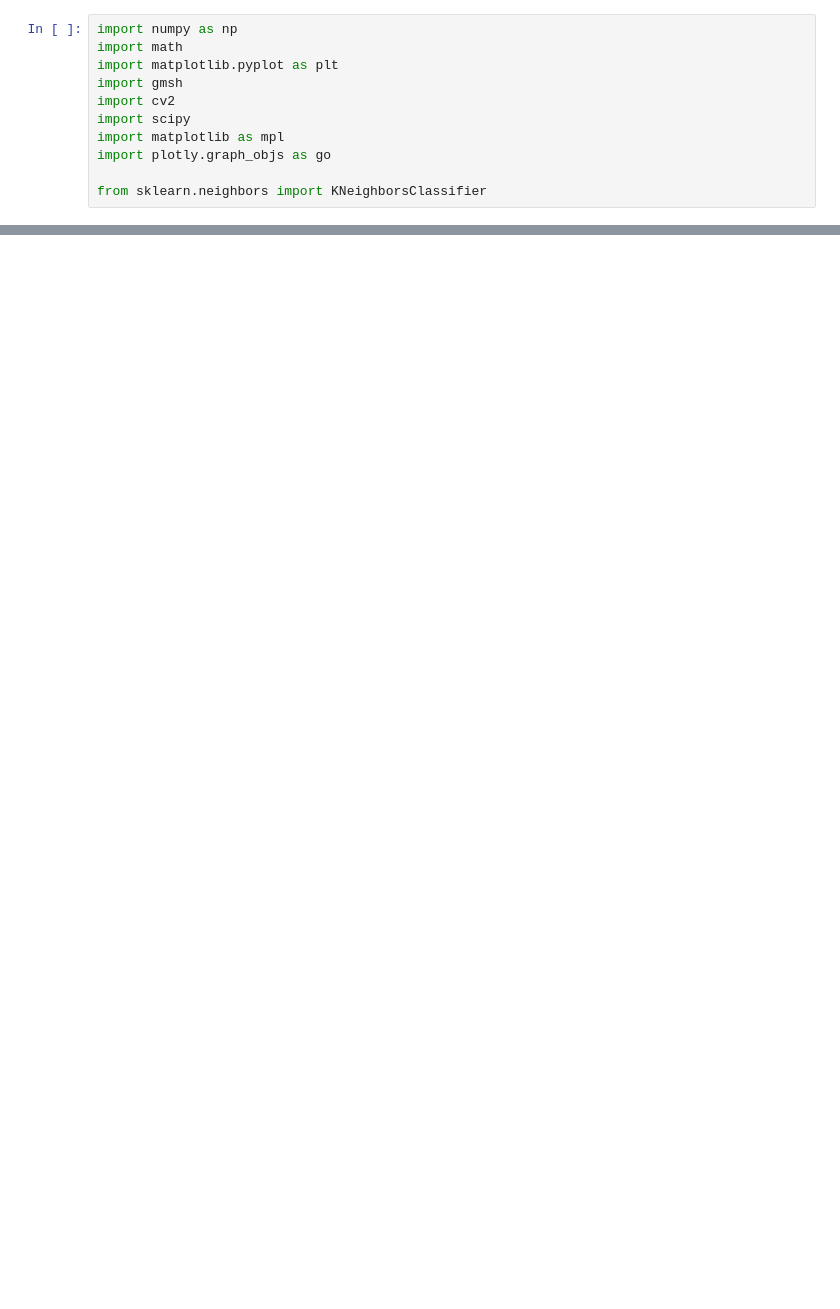
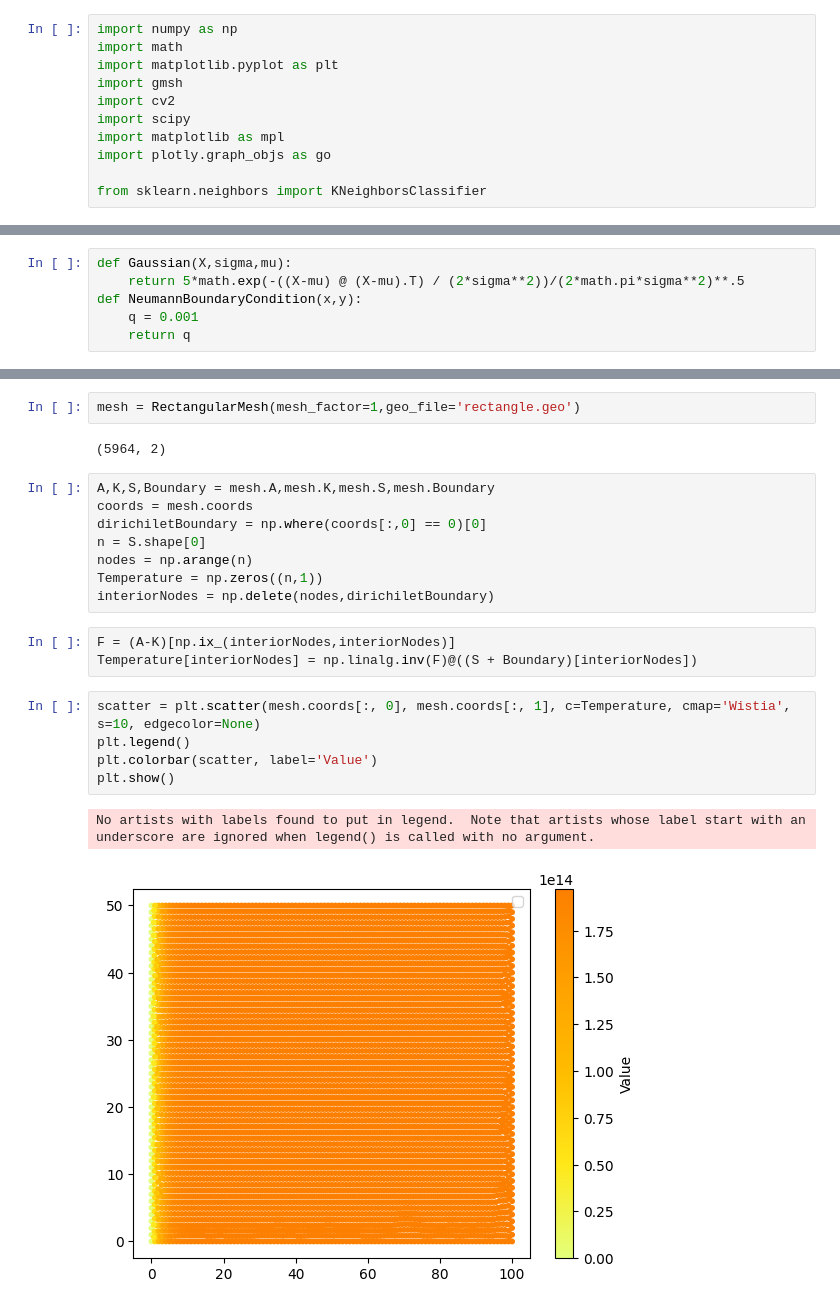
Before and after one commit to me21b172/ME5204-Project, a Jupyter notebook: Anuj/project.ipynb, the cells around one changed output, grey strips where cells are left out. Drawn from its saved outputs; the diff is of its cells as text; blank space fills up the shorter version.

```diff
--- a/Anuj/project.ipynb
+++ b/Anuj/project.ipynb
@@ -118,0 +21,6 @@ class IITM_Mesh:
+# %%
+def Gaussian(X,sigma,mu):
+    return 5*math.exp(-((X-mu) @ (X-mu).T) / (2*sigma**2))/(2*math.pi*sigma**2)**.5
+def NeumannBoundaryCondition(x,y):
+    q = 0.001
+    return q
@@ -118,0 +131,23 @@ class IITM_Mesh:
+# %%
+mesh = RectangularMesh(mesh_factor=1,geo_file='rectangle.geo')
+# %% [output]
+(5964, 2)
+# %%
+A,K,S,Boundary = mesh.A,mesh.K,mesh.S,mesh.Boundary
+coords = mesh.coords
+dirichiletBoundary = np.where(coords[:,0] == 0)[0]
+n = S.shape[0]
+nodes = np.arange(n)
+Temperature = np.zeros((n,1))
+interiorNodes = np.delete(nodes,dirichiletBoundary)
+# %%
+F = (A-K)[np.ix_(interiorNodes,interiorNodes)]
+Temperature[interiorNodes] = np.linalg.inv(F)@((S + Boundary)[interiorNodes])
+# %%
+scatter = plt.scatter(mesh.coords[:, 0], mesh.coords[:, 1], c=Temperature, cmap='Wistia', s=10, edgecolor=None)
+plt.legend()
+plt.colorbar(scatter, label='Value')
+plt.show()
+# %% [output]
+No artists with labels found to put in legend.  Note that artists whose label start with an underscore are ignored when legend() is called with no argument.
+[figure, added]
```
Also changed, not shown: parts of 3 cells of this notebook, 2 other files.
